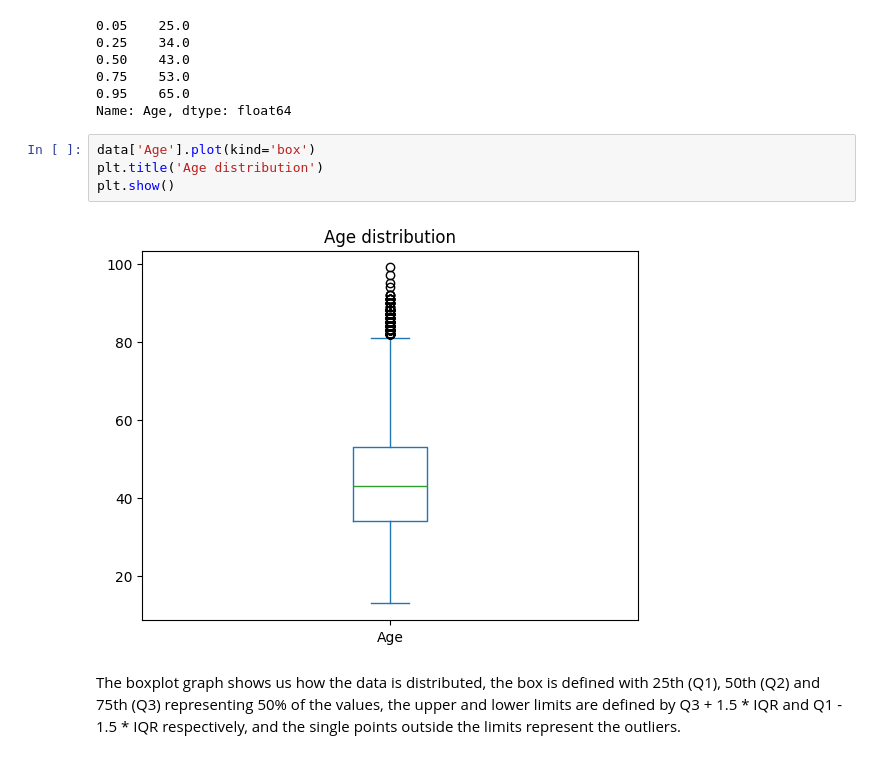
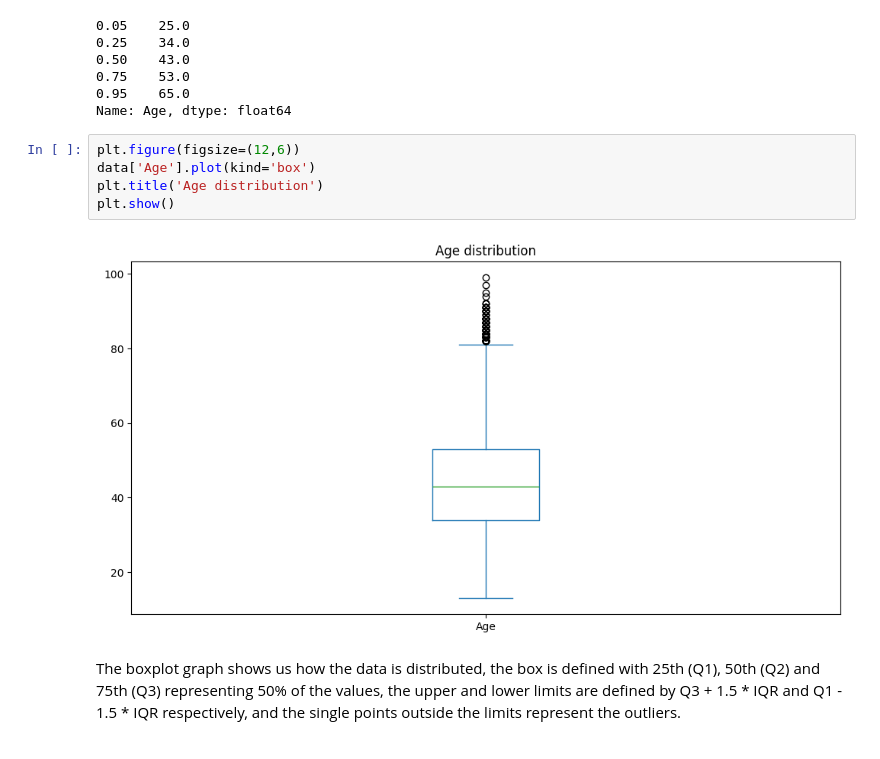
Before and after one commit to gdserafini/pratical-statistics, a Jupyter notebook: src/1-exploratory-data-analysis/exploratory_data_analysis.ipynb, the cells around one changed output. Cells and saved outputs as stored; diff of their text form.

```diff
--- a/src/1-exploratory-data-analysis/exploratory_data_analysis.ipynb
+++ b/src/1-exploratory-data-analysis/exploratory_data_analysis.ipynb
@@ -151,11 +151,12 @@ data['Age'].quantile([0.05, 0.25, 0.5, 0.75, 0.95])
 0.95    65.0
 Name: Age, dtype: float64
 # %%
+plt.figure(figsize=(12,6))
 data['Age'].plot(kind='box')
 plt.title('Age distribution')
 plt.show()
 # %% [output]
-[figure, old version]
+[figure, new version]
 # %% [markdown]
 The boxplot graph shows us how the data is distributed, the box is defined with 25th (Q1), 50th (Q2) and 75th (Q3) representing 50% of the values, the upper and lower limits are defined by Q3 + 1.5 * IQR and Q1 - 1.5 * IQR respectively, and the single points outside the limits represent the outliers.
 # %% [markdown]
```
Also changed, not shown: parts of 4 cells of this notebook, 2 other files.
